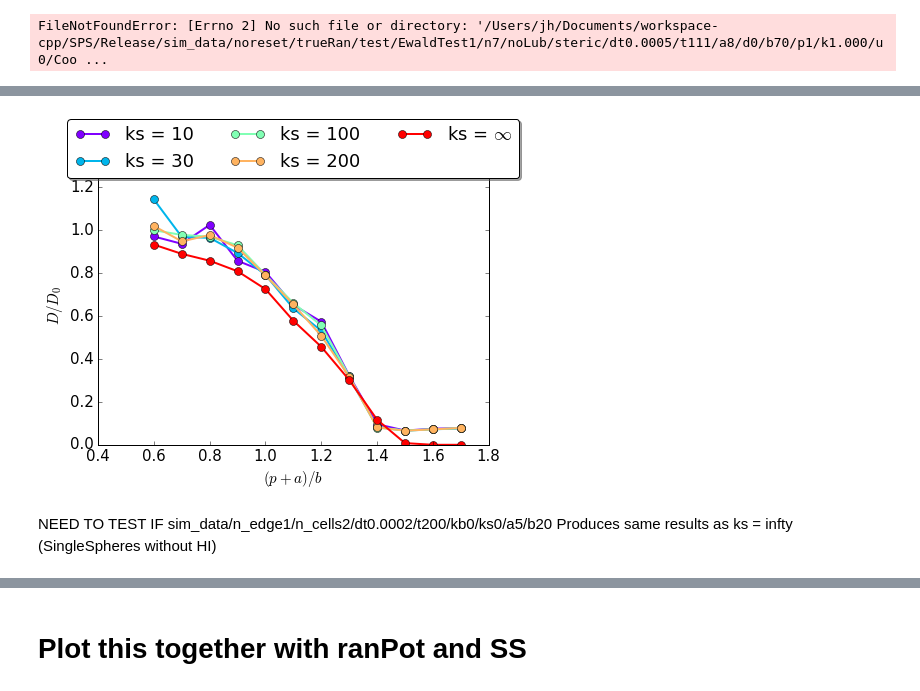
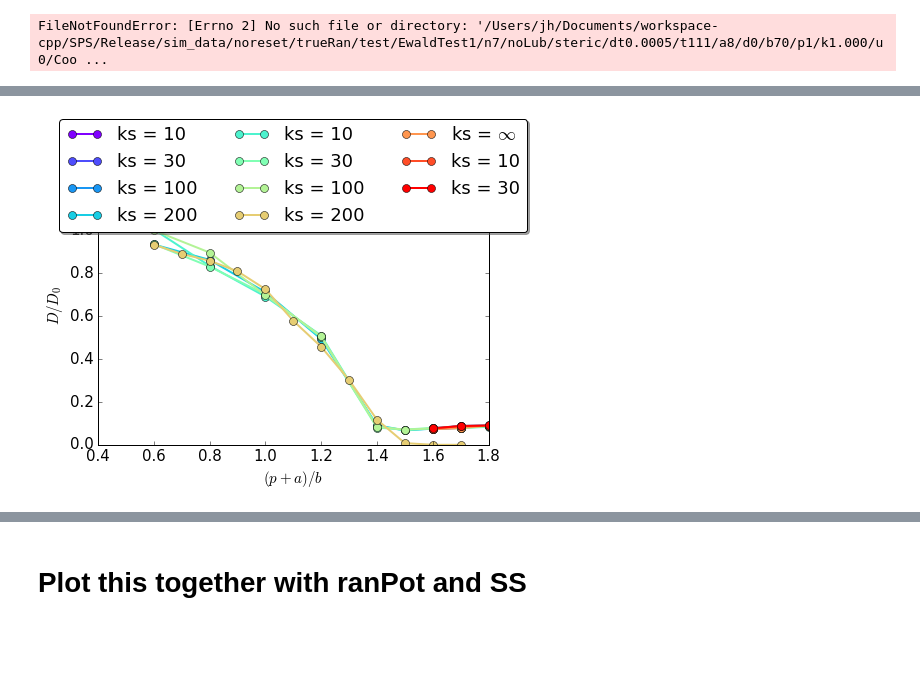
Before and after one commit to JohannHansing/iPythonNB, a Jupyter notebook: Flexible/Flexible.ipynb, the cells around one changed output, grey strips where cells are left out. Cells and saved outputs as stored; diff of their text form; code cells hidden in the pictures; blank space fills up the shorter version.

```diff
--- a/Flexible/Flexible.ipynb
+++ b/Flexible/Flexible.ipynb
@@ -230,0 +193,7 @@ plotdataArr(Flexks0data,r'(p+a)/b',lineArr=ksArr,lineParam='ks')
+# %%
+ksArrdt2 = [10,30,100,200]
+a=5
+n=3
+dt=0.0002
+Flexksdatdt2 = getData_Fixa(a,ksArrdt2,n,dt)
+plotdataArr(Flexksdatdt2,r'(p+a)/b',lineArr=ksArrdt2,lineParam='ks')
@@ -230,0 +202,7 @@ plotdataArr(Flexks0data,r'(p+a)/b',lineArr=ksArr,lineParam='ks')
+# %%
+ksArr = [10,30,100,200]
+a=5
+n=3
+dt=0.0001
+Flexksdata = getData_Fixa(a,ksArr,n,dt)
+plotdataArr(Flexksdata,r'(p+a)/b',lineArr=ksArr,lineParam='ks')
@@ -230,0 +211,7 @@ plotdataArr(Flexks0data,r'(p+a)/b',lineArr=ksArr,lineParam='ks')
+# %%
+ksArrSmalldt = [10,30,200]
+a=5
+n=3
+dt='5e-05'
+FlexksSmalldt = getData_Fixa(a,ksArrSmalldt,n,dt)
+plotdataArr(FlexksSmalldt,r'(p+a)/b',lineArr=ksArrSmalldt,lineParam='ks')
@@ -230,0 +220,7 @@ plotdataArr(Flexks0data,r'(p+a)/b',lineArr=ksArr,lineParam='ks')
+# %%
+ks0Arr = [0]
+a=5
+n=1
+dt=0.0002
+Flexks0data = getData_Fixa(a,ks0Arr,n,dt)
+plotdataArr(Flexks0data,r'(p+a)/b',lineArr=ks0Arr,lineParam='ks')
@@ -231,8 +229,5 @@ plotdataArr(Flexks0data,r'(p+a)/b',lineArr=ksArr,lineParam='ks')
 # %%
-FlexksAndSS = [x for x in Flexksdata] + [y for y in Flexks0data]
-plotdataArr(FlexksAndSS,r'(p+a)/b',lineArr=ksArr+[r'$\infty$'],lineParam='ks')
+FlexksAndSS = [x for x in FlexksSmalldt] + [x for x in Flexksdata] + [y for y in Flexks0data] + [y for y in  FlexksSmalldt]
+plotdataArr(FlexksAndSS,r'(p+a)/b',lineArr=ksArrdt2+ ksArr+[r'$\infty$']+ksArrSmalldt,lineParam='ks')
 # %% [output]
-[figure, old version]
+[figure, new version]
-# %% [markdown]
-NEED TO TEST IF sim_data/n_edge1/n_cells2/dt0.0002/t200/kb0/ks0/a5/b20
-Produces same results as ks = infty (SingleSpheres without HI)
```
Also changed, not shown: parts of 17 cells of this notebook, 5 other files.
